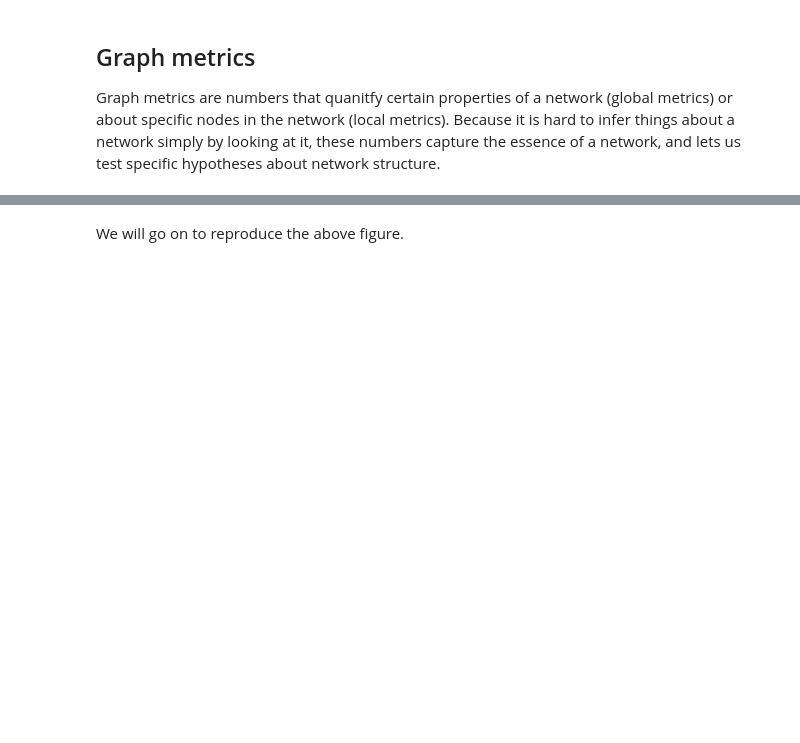
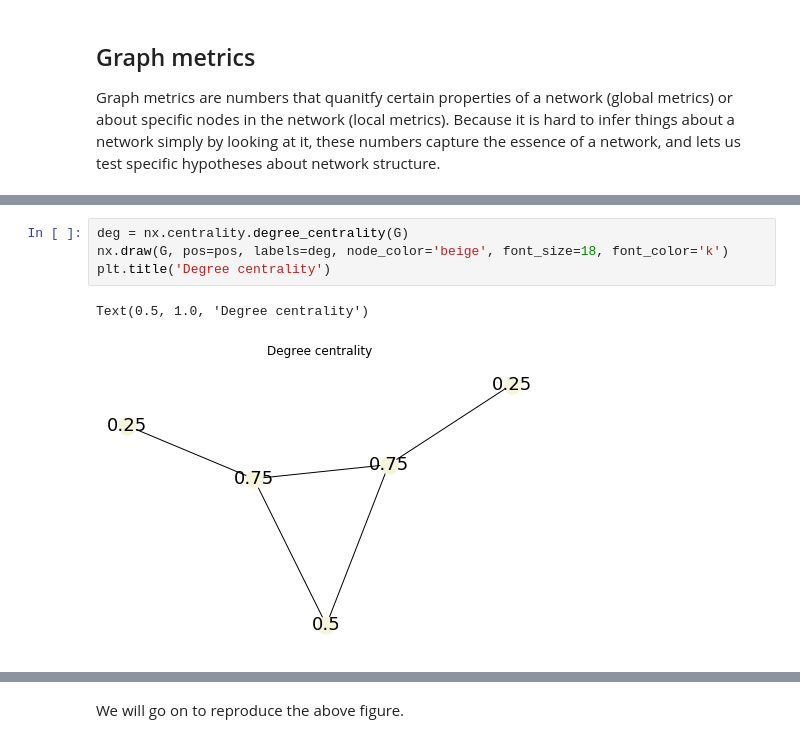
Before and after one commit to oercompbiomed/CBM101, a Jupyter notebook: D_Network_analysis/0_Concepts_in_network_theory.ipynb, the cells around one changed output, grey strips where cells are left out. Drawn from its saved outputs; the diff is of its cells as text; blank space fills up the shorter version.

```diff
--- a/D_Network_analysis/0_Concepts_in_network_theory.ipynb
+++ b/D_Network_analysis/0_Concepts_in_network_theory.ipynb
@@ -121,0 +152,7 @@ The various metrics are tempting to use, but it is crucial to interpret them acc
+# %%
+deg = nx.centrality.degree_centrality(G)
+nx.draw(G, pos=pos, labels=deg, node_color='beige', font_size=18, font_color='k')
+plt.title('Degree centrality')
+# %% [output]
+Text(0.5, 1.0, 'Degree centrality')
+[figure, added]
```
Also changed, not shown: parts of 23 cells of this notebook.
